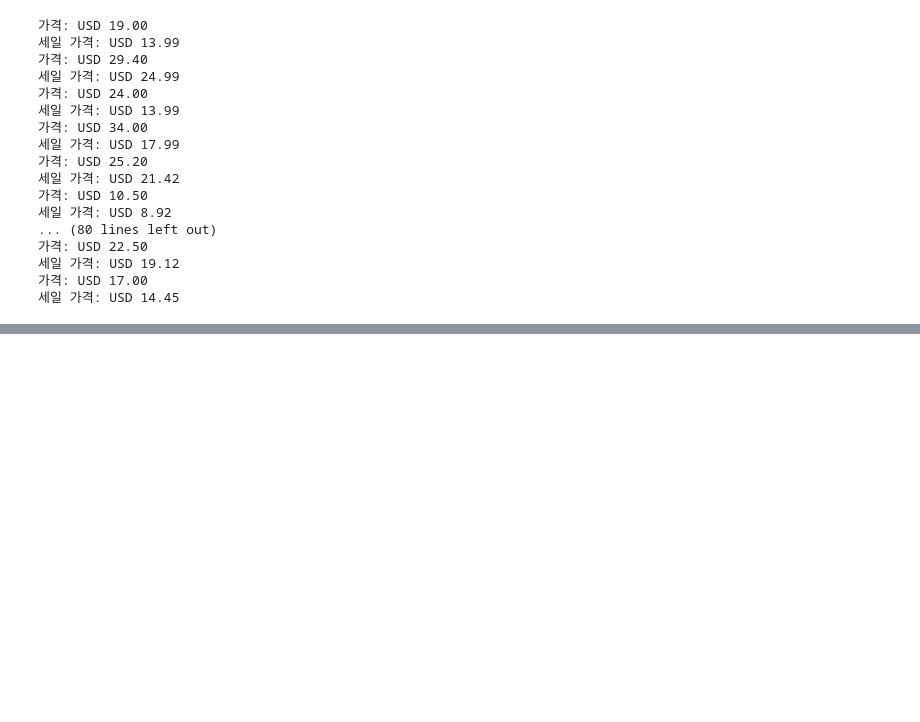
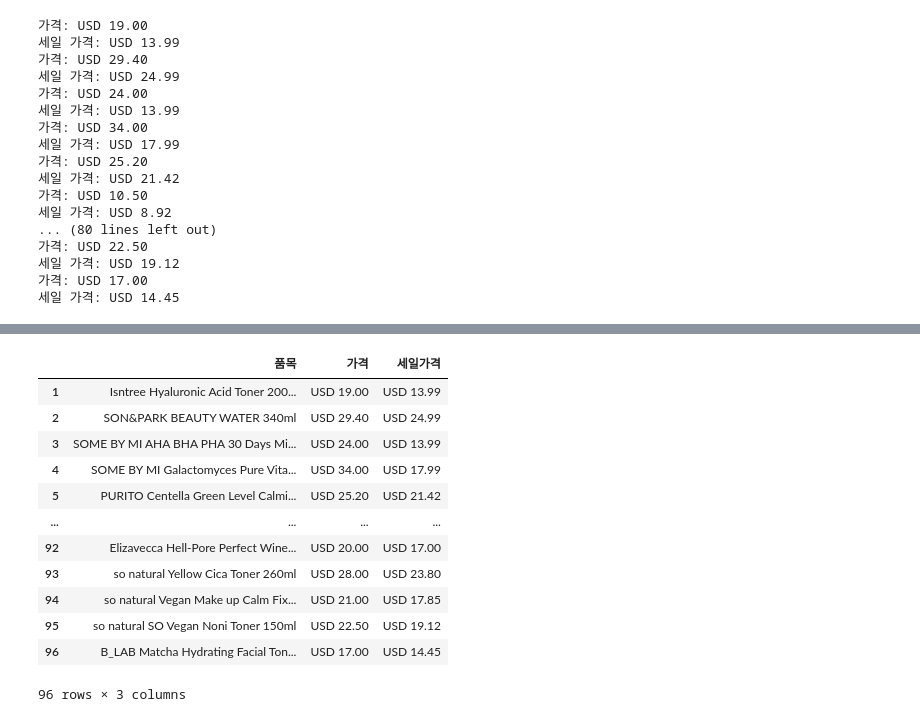
Before and after one commit to jun-young000/-, a Jupyter notebook: web croll/03_0 쇼핑몰 크롤링.ipynb, the cells around one changed output, grey strips where cells are left out. Saved outputs shown, nothing was run; the diff lists cells and outputs as text; code cells hidden in the pictures; blank space fills up the shorter version.

```diff
--- a/web croll/03_0 쇼핑몰 크롤링.ipynb
+++ b/web croll/03_0 쇼핑몰 크롤링.ipynb
@@ -194,0 +215,58 @@ for box in prd_boxes:
+# %%
+url = "https://jolse.com/category/toners-mists/1019/"
+# 403에러 일 경우
+res = urlopen(url)
+html = res.read()
+
+# bs4객체 생성
+bs_obj = BeautifulSoup(html, "html.parser")
+
+# 젠체 제품 목록을 담고 있는 ul 태그 추출
+ul = bs_obj.find("ul",{"class":"prdList grid4"})
+
+# 전체 ul에서 각 품목별로 추출(list 집합자료로 생성)
+prd_boxes = ul.findAll("div",{"class":"box"})
+# %%
+# 리스트에 추출한 data 저장
+for box in prd_boxes :
+    # 제품명 추출 코드
+    p_tag = box.find("p",{"class":"name"})
+    span = p_tag.find("span")
+    # 가격 추출 코드
+    price_ul = box.find("ul")
+    price_span = price_ul.findAll("span")
+    # 최종 data 추출 후 출력
+
+    prd_list.append(span.text)
+    price_list.append(price_span[1].text)
+    sale_price_list.append(price_span[-1].text)
+#     print("품목 :", span.text)
+#     print("가격 : ", price_span[1].text)
+#     print("세일 가격 : ", price_span[-1].text)
+# %%
+import pandas as pd
+
+
+# 수집한 list를 dict로 구성
+prd_dict={"품목":prd_list,
+          "가격":price_list,
+          "세일가격":sale_price_list}
+
+
+# dict를 이용해서 df 생성
+prd_df = pd.DataFrame(prd_dict,index=range(1,(len(prd_list)+1)))
+prd_df
+# %% [output]
+|  | 품목 | 가격 | 세일가격 |
+| 1 | Isntree Hyaluronic Acid Toner 200... | USD 19.00 | USD 13.99 |
+| 2 | SON&PARK BEAUTY WATER 340ml | USD 29.40 | USD 24.99 |
+| 3 | SOME BY MI AHA BHA PHA 30 Days Mi... | USD 24.00 | USD 13.99 |
+| 4 | SOME BY MI Galactomyces Pure Vita... | USD 34.00 | USD 17.99 |
+| 5 | PURITO Centella Green Level Calmi... | USD 25.20 | USD 21.42 |
+| ... | ... | ... | ... |
+| 92 | Elizavecca Hell-Pore Perfect Wine... | USD 20.00 | USD 17.00 |
+| 93 | so natural Yellow Cica Toner 260ml | USD 28.00 | USD 23.80 |
+| 94 | so natural Vegan Make up Calm Fix... | USD 21.00 | USD 17.85 |
+| 95 | so natural SO Vegan Noni Toner 150ml | USD 22.50 | USD 19.12 |
+| 96 | B_LAB Matcha Hydrating Facial Ton... | USD 17.00 | USD 14.45 |
+96 rows × 3 columns
```
Also changed, not shown: parts of 8 cells of this notebook, 2 other files.
